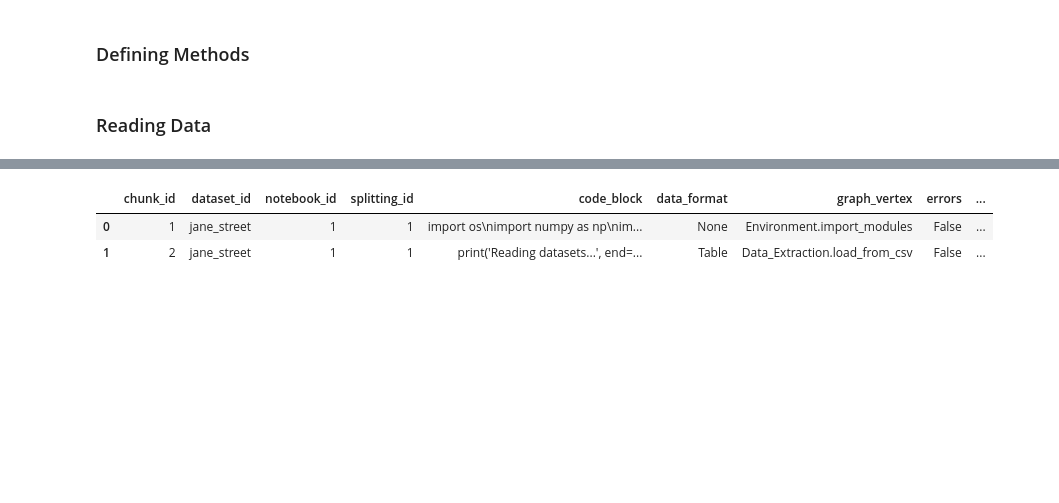
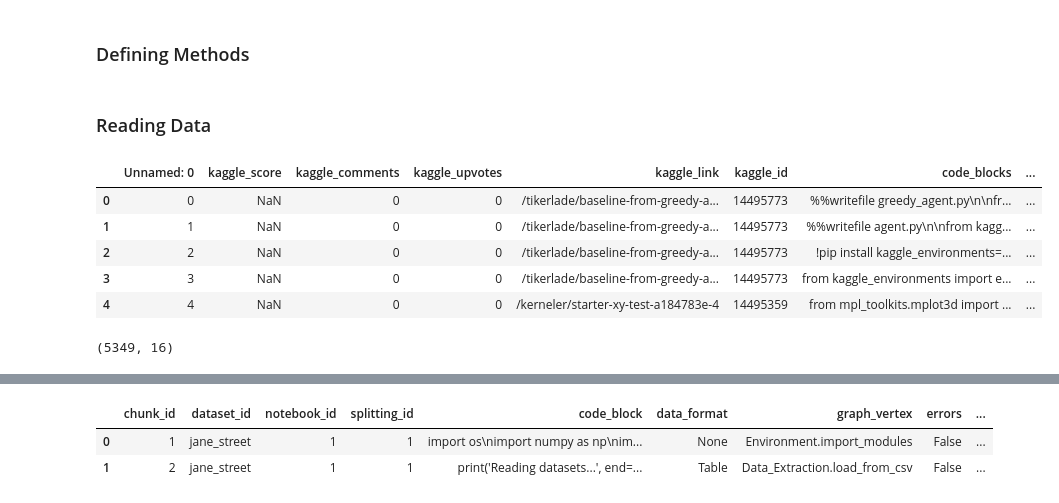
Before and after one commit to whatevernevermindbro/nl2ml-mirror, a Jupyter notebook: models_scripts/seq2seq.ipynb, the cells around one changed output, grey strips where cells are left out. Cells and saved outputs as stored; diff of their text form; code cells hidden in the pictures; blank space fills up the shorter version.

Commit message:
added: getting external data

```diff
--- a/models_scripts/seq2seq.ipynb
+++ b/models_scripts/seq2seq.ipynb
@@ -21,3 +22,14 @@ def get_key(my_dict, val):
     return "key doesn't exist"
 # %% [markdown]
 ### Reading Data
+# %%
+NEW_NOTEBOOKS_PATH = "../data_incoming/code_blocks_new_2021-01-27.csv"
+new_notebooks = pd.read_csv(NEW_NOTEBOOKS_PATH)
+new_notebooks.head(5)
+# %% [output]
+|  | Unnamed: 0 | kaggle_score | kaggle_comments | kaggle_upvotes | kaggle_link | kaggle_id | code_blocks | ... |
+| 0 | 0 | NaN | 0 | 0 | /tikerlade/baseline-from-greedy-a... | 14495773 | %%writefile greedy_agent.py\n\nfr... | ... |
+| 1 | 1 | NaN | 0 | 0 | /tikerlade/baseline-from-greedy-a... | 14495773 | %%writefile agent.py\n\nfrom kagg... | ... |
+| 2 | 2 | NaN | 0 | 0 | /tikerlade/baseline-from-greedy-a... | 14495773 | !pip install kaggle_environments=... | ... |
+| 3 | 3 | NaN | 0 | 0 | /tikerlade/baseline-from-greedy-a... | 14495773 | from kaggle_environments import e... | ... |
+| 4 | 4 | NaN | 0 | 0 | /kerneler/starter-xy-test-a184783e-4 | 14495359 | from mpl_toolkits.mplot3d import ... | ... |
@@ -23,0 +42,4 @@ def get_key(my_dict, val):
+# %%
+competitions.merge(new_notebooks, on='ref', how='left')
+# %% [output]
+(5349, 16)
```
Also changed, not shown: parts of 6 cells of this notebook.
